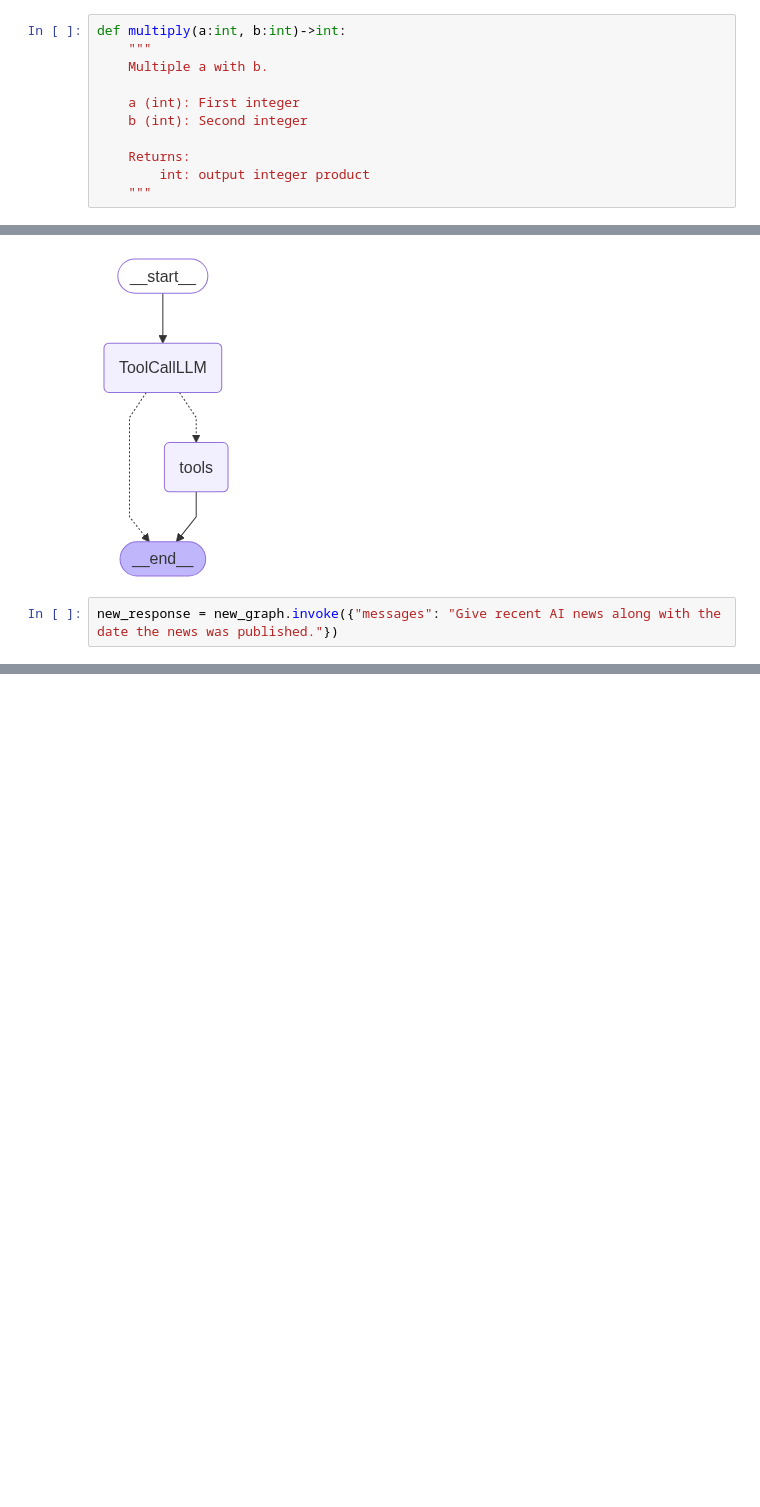
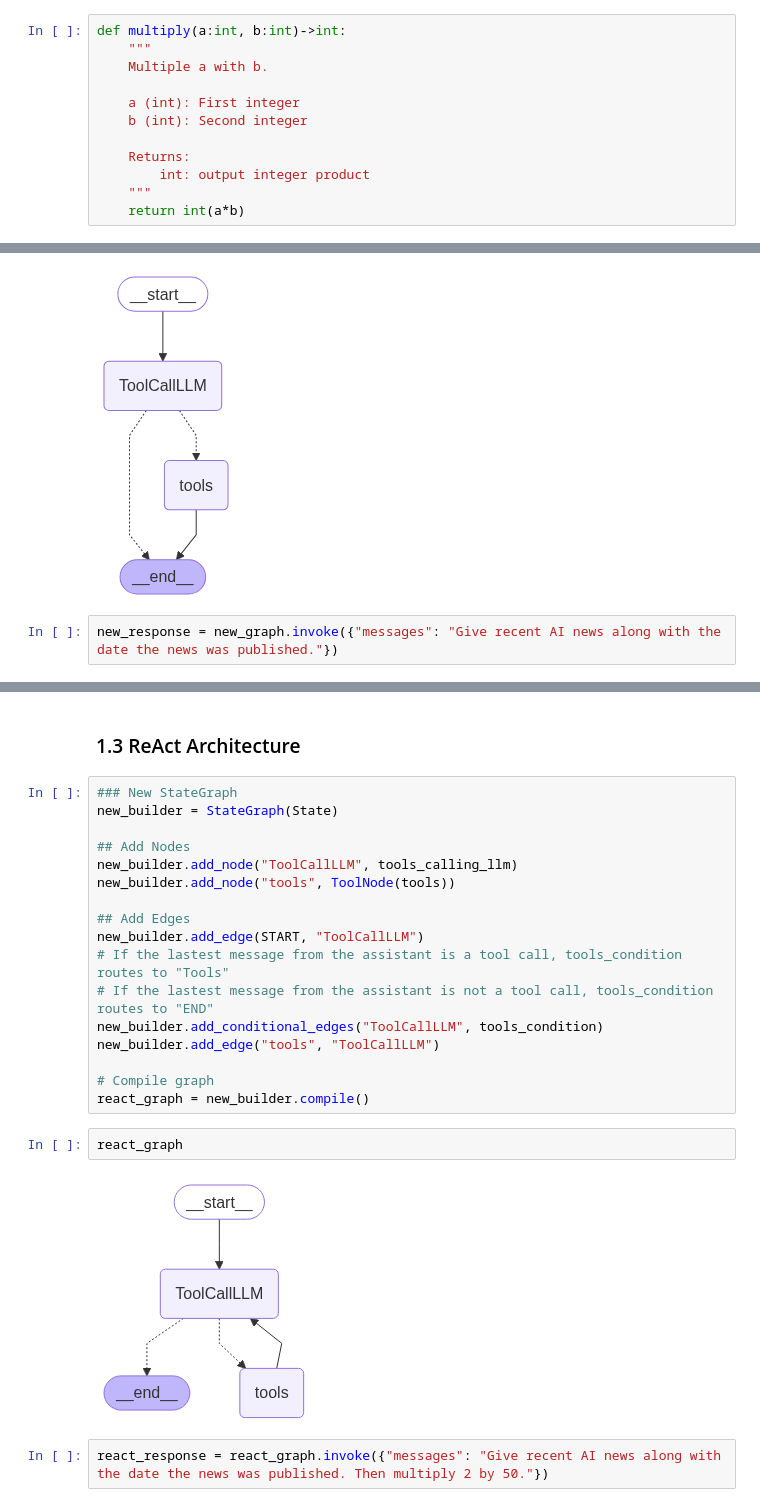
Before and after one commit to attharva-j/ai-playground, a Jupyter notebook: langgraph-experiments/1-BasicChatbot/1-basicchatbot.ipynb, the cells around one changed output, grey strips where cells are left out. Saved outputs shown, nothing was run; the diff lists cells and outputs as text; blank space fills up the shorter version.

```diff
--- a/langgraph-experiments/1-BasicChatbot/1-basicchatbot.ipynb
+++ b/langgraph-experiments/1-BasicChatbot/1-basicchatbot.ipynb
@@ -112,6 +100,7 @@ def multiply(a:int, b:int)->int:
     Returns:
         int: output integer product
     """
+    return int(a*b)
 # %%
 tools=[searchtool, multiply]
 llm_with_tools=llm.bind_tools(tools)
@@ -163,0 +199,25 @@ json.loads(new_response['messages'][-1].content)['results']
+# %% [markdown]
+### 1.3 ReAct Architecture
+# %%
+### New StateGraph
+new_builder = StateGraph(State)
+
+## Add Nodes
+new_builder.add_node("ToolCallLLM", tools_calling_llm)
+new_builder.add_node("tools", ToolNode(tools))
+
+## Add Edges
+new_builder.add_edge(START, "ToolCallLLM")
+# If the lastest message from the assistant is a tool call, tools_condition routes to "Tools"
+# If the lastest message from the assistant is not a tool call, tools_condition routes to "END"
+new_builder.add_conditional_edges("ToolCallLLM", tools_condition)
+new_builder.add_edge("tools", "ToolCallLLM")
+
+# Compile graph
+react_graph = new_builder.compile()
+# %%
+react_graph
+# %% [output]
+[figure, added]
+# %%
+react_response = react_graph.invoke({"messages": "Give recent AI news along with the date the news was published. Then multiply 2 by 50."})
```
Also changed, not shown: parts of 36 cells of this notebook, 2 other files.
